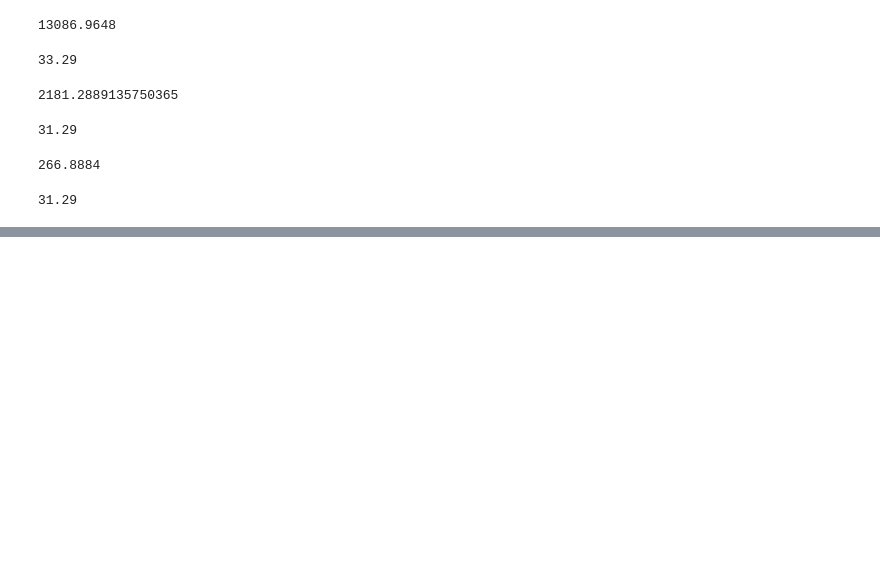
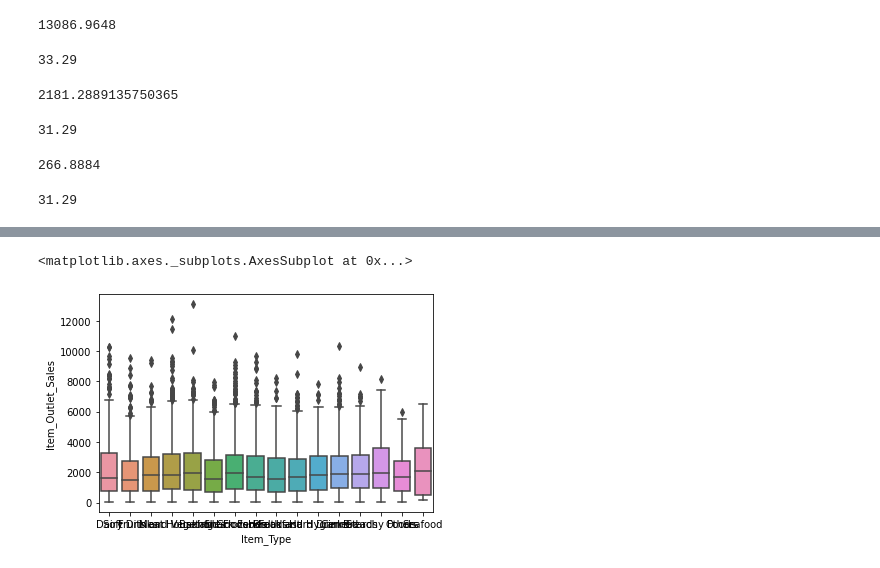
Before and after one commit to mahirag/food-sales-predictions, a Jupyter notebook: Sales_Predictions_Clean_Data.ipynb, the cells around one changed output, grey strips where cells are left out. Cells and saved outputs as stored; diff of their text form; code cells hidden in the pictures; blank space fills up the shorter version.

```diff
--- a/Sales_Predictions_Clean_Data.ipynb
+++ b/Sales_Predictions_Clean_Data.ipynb
@@ -212,0 +264,6 @@ print(mean_value)
+# %%
+#Outlet Salyes by type of item
+sns.boxplot(x='Item_Type', y='Item_Outlet_Sales', data=df)
+# %% [output]
+<matplotlib.axes._subplots.AxesSubplot at 0x...>
+[figure, added]
```
Also changed, not shown: parts of 8 cells of this notebook.
